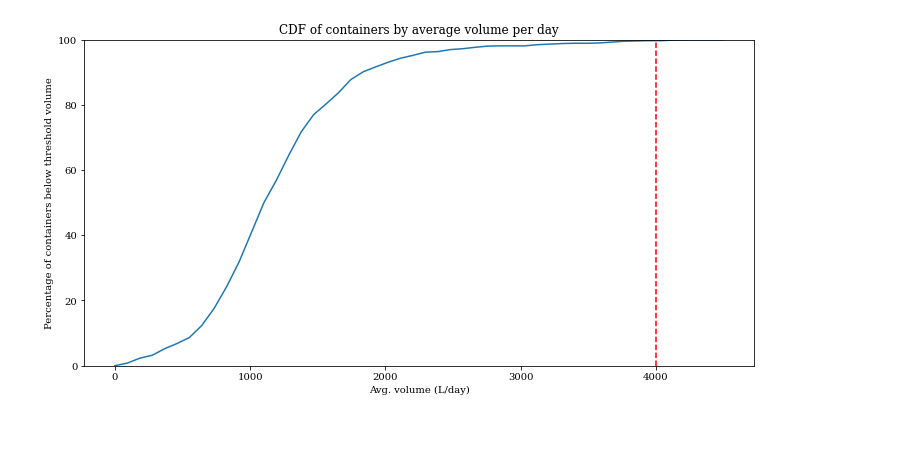
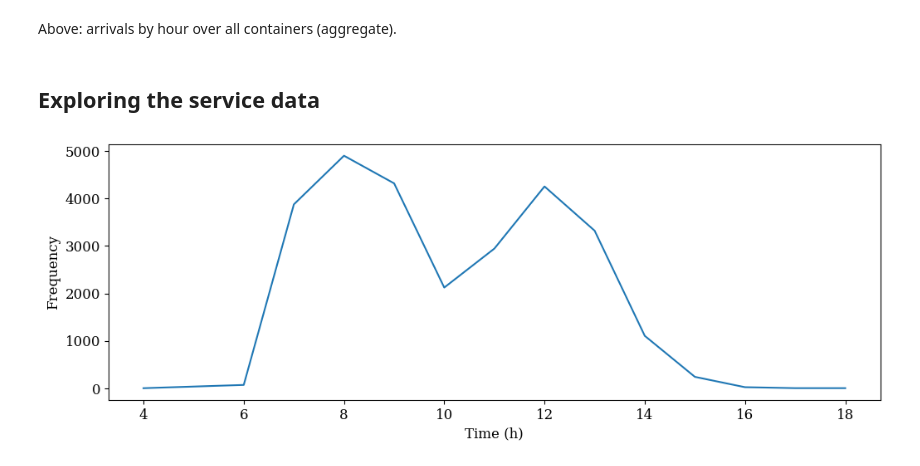
Before and after one commit to N-Wouda/Urban-Waste-Collection, a Jupyter notebook: notebooks/exploratory_analysis.ipynb, the cells around one changed output. Drawn from its saved outputs; the diff is of its cells as text; code cells hidden in the pictures; blank space fills up the shorter version.

```diff
--- a/notebooks/exploratory_analysis.ipynb
+++ b/notebooks/exploratory_analysis.ipynb
@@ -54,14 +54,10 @@ ax.set_title("Average volume deposited per day");
-# %%
-x = np.linspace(0, 4500)
-y = [100 * by_avg_volume[by_avg_volume <= v].count() / by_avg_volume.count() for v in x]
-
-_, ax = plt.subplots(figsize=(12, 6))
-ax.set_ylim([0, 100])
-ax.plot(x, y)
-ax.vlines(4000, 0, 100, color='red', linestyle='dashed')
-
-ax.set_xlabel("Avg. volume (L/day)")
-ax.set_ylabel("Percentage of containers below threshold volume")
-ax.set_title("CDF of containers by average volume per day");
-# %% [output]
-[figure, removed]
+# %% [markdown]
+Above: arrivals by hour over all containers (aggregate).
+# %% [markdown]
+## Exploring the service data
+# %%
+ax = services.date.groupby(services.date.dt.hour).count().plot()
+ax.set_xlabel("Time (h)")
+ax.set_ylabel("Frequency");
+# %% [output]
+[figure, added]
```
Also changed, not shown: parts of 29 cells of this notebook, 1 other file.
